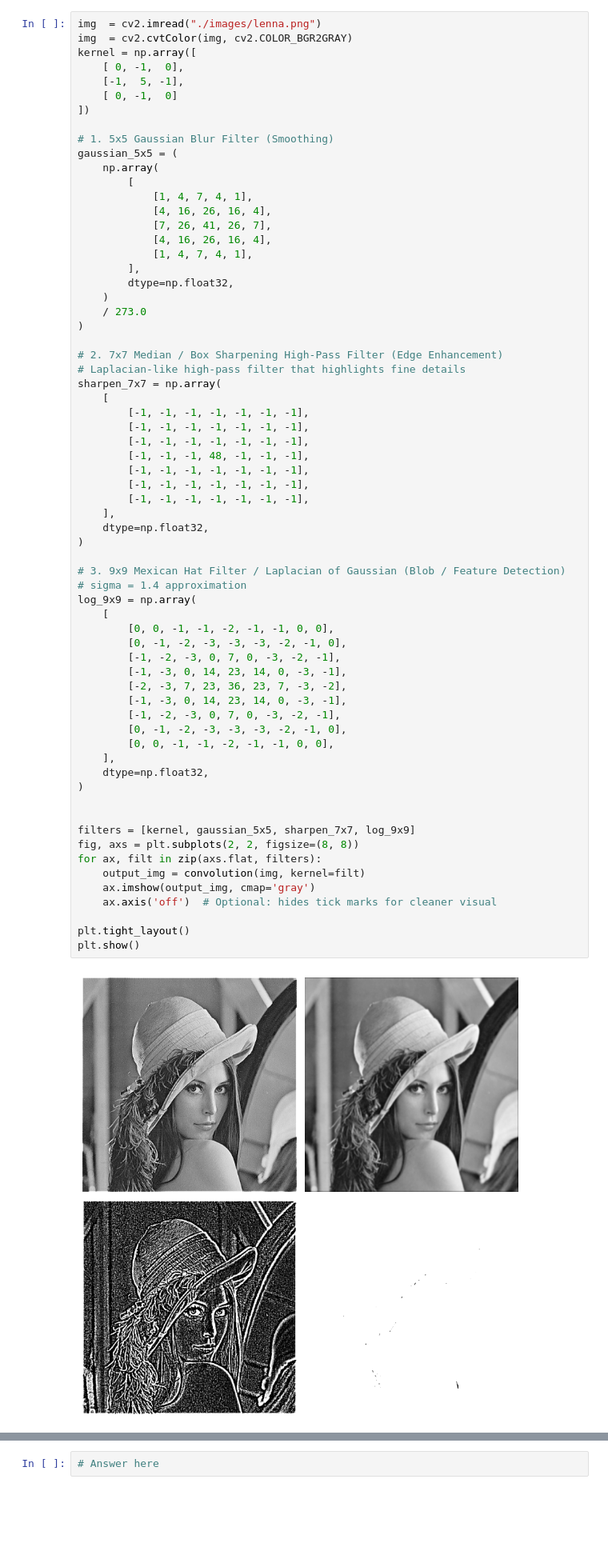
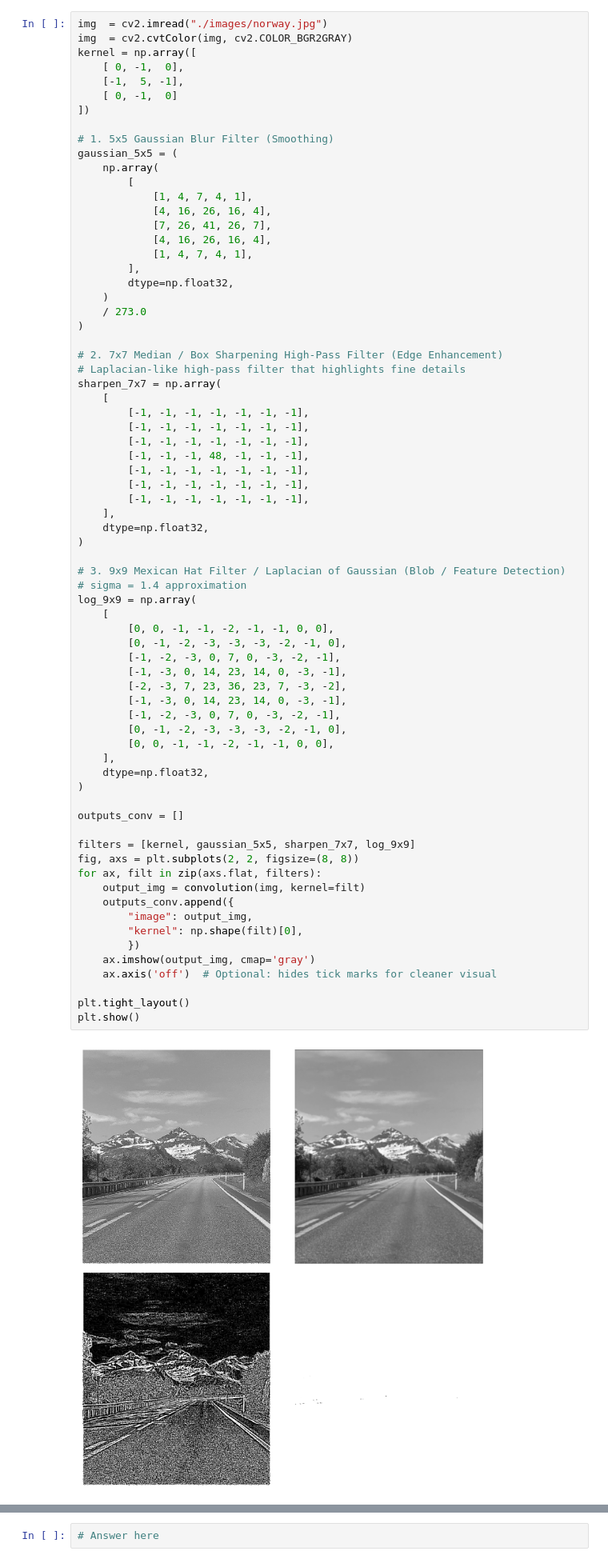
Before and after one commit to SepeZeus/compvis-exercises, a Jupyter notebook: CV-2026-exercises-02.ipynb, the cells around one changed output, grey strips where cells are left out. Shown at 80% size. Cells and saved outputs as stored; diff of their text form; blank space fills up the shorter version.

```diff
--- a/CV-2026-exercises-02.ipynb
+++ b/CV-2026-exercises-02.ipynb
@@ -56,7 +56,7 @@ def convolution(img, kernel):
     convolved_img = np.clip(convolved_img, 0, 255).astype(np.uint8)
     return convolved_img
 # %%
-img  = cv2.imread("./images/lenna.png")
+img  = cv2.imread("./images/norway.jpg")
 img  = cv2.cvtColor(img, cv2.COLOR_BGR2GRAY)
 kernel = np.array([
     [ 0, -1,  0],
@@ -95,34 +95,39 @@ sharpen_7x7 = np.array(
 )
 
 # 3. 9x9 Mexican Hat Filter / Laplacian of Gaussian (Blob / Feature Detection)
 # sigma = 1.4 approximation
 log_9x9 = np.array(
     [
         [0, 0, -1, -1, -2, -1, -1, 0, 0],
         [0, -1, -2, -3, -3, -3, -2, -1, 0],
         [-1, -2, -3, 0, 7, 0, -3, -2, -1],
         [-1, -3, 0, 14, 23, 14, 0, -3, -1],
         [-2, -3, 7, 23, 36, 23, 7, -3, -2],
         [-1, -3, 0, 14, 23, 14, 0, -3, -1],
         [-1, -2, -3, 0, 7, 0, -3, -2, -1],
         [0, -1, -2, -3, -3, -3, -2, -1, 0],
         [0, 0, -1, -1, -2, -1, -1, 0, 0],
     ],
     dtype=np.float32,
 )
 
+outputs_conv = []
 
 filters = [kernel, gaussian_5x5, sharpen_7x7, log_9x9]
 fig, axs = plt.subplots(2, 2, figsize=(8, 8))
 for ax, filt in zip(axs.flat, filters):
     output_img = convolution(img, kernel=filt)
+    outputs_conv.append({
+        "image": output_img,
+        "kernel": np.shape(filt)[0],
+        })
     ax.imshow(output_img, cmap='gray')
     ax.axis('off')  # Optional: hides tick marks for cleaner visual
 
 plt.tight_layout()
 plt.show()
 # %% [output]
-[figure, old version]
+[figure, new version]
 # %% [markdown]
 #### (b) Implement create_box_filter function and filter image
 
```
Also changed, not shown: parts of 7 cells of this notebook.
